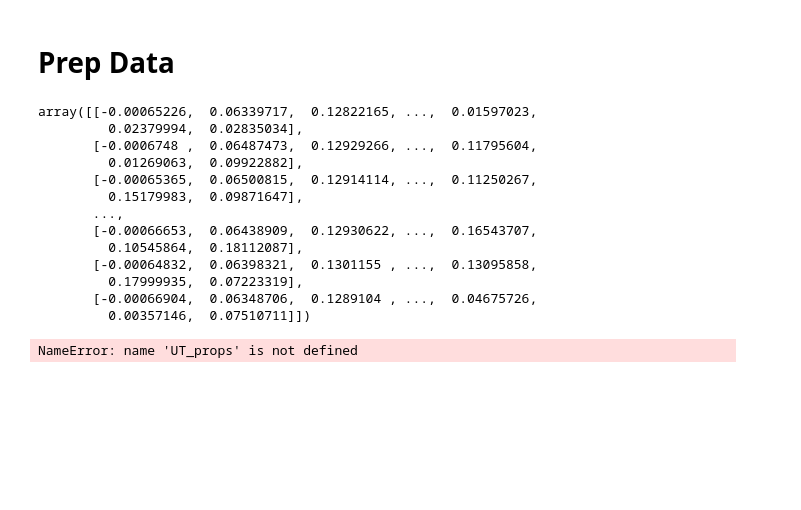
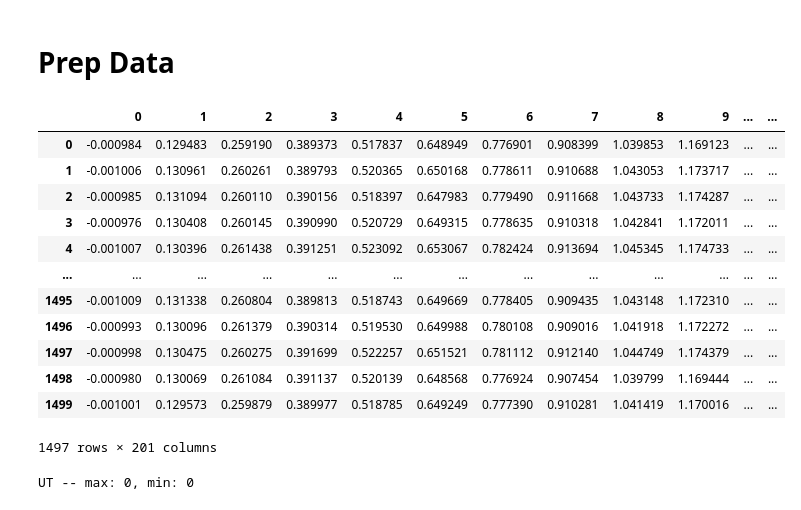
Before and after one commit to niccoforte/NF-PhD-gitRepo, a Jupyter notebook: code/InputsOutputs-AK.ipynb, the cells around one changed output. Cells and saved outputs as stored; diff of their text form; code cells hidden in the pictures; blank space fills up the shorter version.

```diff
--- a/code/InputsOutputs-AK.ipynb
+++ b/code/InputsOutputs-AK.ipynb
@@ -40,8 +40,7 @@ def load_AKdata(inputs, outputs, perIN, perOUT):
 
     perIN_df = pd.DataFrame(pd.read_csv(perIN, header=None, index_col=0).to_numpy().flatten())
     perOUT_df = pd.read_csv(perOUT, names=['e', 's'], index_col=0, delimiter=' ')
-    print(perIN_df.to_list())
-    IN_df = dIN_df + perIN_df.to_numpy()
+    IN_df = dIN_df + perIN_df.T.iloc[0].values
     OUT_df = dOUT_df + perOUT_df.s.to_numpy()
 
     return IN_df, OUT_df, perIN_df, perOUT_df, dIN_df, dOUT_df
@@ -134,33 +125,29 @@ if MODEL.lower() == "fracture" or MODEL.lower() == "both":
-# %%
-UT_dOUT
-# %% [output]
-array([[-0.00065226,  0.06339717,  0.12822165, ...,  0.01597023,
-         0.02379994,  0.02835034],
-       [-0.0006748 ,  0.06487473,  0.12929266, ...,  0.11795604,
-         0.01269063,  0.09922882],
-       [-0.00065365,  0.06500815,  0.12914114, ...,  0.11250267,
-         0.15179983,  0.09871647],
-       ...,
-       [-0.00066653,  0.06438909,  0.12930622, ...,  0.16543707,
-         0.10545864,  0.18112087],
-       [-0.00064832,  0.06398321,  0.1301155 , ...,  0.13095858,
-         0.17999935,  0.07223319],
-       [-0.00066904,  0.06348706,  0.1289104 , ...,  0.04675726,
-         0.00357146,  0.07510711]])
+# %%
+OUT_df
+# %% [output]
+|  | 0 | 1 | 2 | 3 | 4 | 5 | 6 | 7 | 8 | 9 | ... | ... |
+| 0 | -0.000984 | 0.129483 | 0.259190 | 0.389373 | 0.517837 | 0.648949 | 0.776901 | 0.908399 | 1.039853 | 1.169123 | ... | ... |
+| 1 | -0.001006 | 0.130961 | 0.260261 | 0.389793 | 0.520365 | 0.650168 | 0.778611 | 0.910688 | 1.043053 | 1.173717 | ... | ... |
+| 2 | -0.000985 | 0.131094 | 0.260110 | 0.390156 | 0.518397 | 0.647983 | 0.779490 | 0.911668 | 1.043733 | 1.174287 | ... | ... |
+| 3 | -0.000976 | 0.130408 | 0.260145 | 0.390990 | 0.520729 | 0.649315 | 0.778635 | 0.910318 | 1.042841 | 1.172011 | ... | ... |
+| 4 | -0.001007 | 0.130396 | 0.261438 | 0.391251 | 0.523092 | 0.653067 | 0.782424 | 0.913694 | 1.045345 | 1.174733 | ... | ... |
+| ... | ... | ... | ... | ... | ... | ... | ... | ... | ... | ... | ... | ... |
+| 1495 | -0.001009 | 0.131338 | 0.260804 | 0.389813 | 0.518743 | 0.649669 | 0.778405 | 0.909435 | 1.043148 | 1.172310 | ... | ... |
+| 1496 | -0.000993 | 0.130096 | 0.261379 | 0.390314 | 0.519530 | 0.649988 | 0.780108 | 0.909016 | 1.041918 | 1.172272 | ... | ... |
+| 1497 | -0.000998 | 0.130475 | 0.260275 | 0.391699 | 0.522257 | 0.651521 | 0.781112 | 0.912140 | 1.044749 | 1.174379 | ... | ... |
+| 1498 | -0.000980 | 0.130069 | 0.261084 | 0.391137 | 0.520139 | 0.648568 | 0.776924 | 0.907454 | 1.039799 | 1.169444 | ... | ... |
+| 1499 | -0.001001 | 0.129573 | 0.259879 | 0.389977 | 0.518785 | 0.649249 | 0.777390 | 0.910281 | 1.041419 | 1.170016 | ... | ... |
+1497 rows × 201 columns
 # %%
 def locSims(prop, OUT_df):
     max_idx, min_idx = prop.index(max(prop[1:])), prop.index(min(prop[1:]))
     nSim_max, nSim_min = OUT_df.iloc[max_idx].name, OUT_df.iloc[min_idx].name
     return nSim_max, nSim_min
 
-if MODEL.lower() == "ductile" or MODEL.lower() == "both":
-    UT_nSim_max, UT_nSim_min = locSims(UT_props[0], UT_OUT_df)
-    print(f"UT -- max: {UT_nSim_max}, min: {UT_nSim_min}")
-if MODEL.lower() == "fracture" or MODEL.lower() == "both":
-    FT_nSim_max, FT_nSim_min = locSims(FT_props[0], FT_OUT_df)
-    print(f"FT -- max: {FT_nSim_max}, min: {FT_nSim_min}")
+nSim_max, nSim_min = locSims(props[0], OUT_df)
+print(f"UT -- max: {nSim_max}, min: {nSim_min}")
 # %% [output]
-NameError: name 'UT_props' is not defined
+UT -- max: 0, min: 0
 # %%
 def plot_frequency(raw_data, data, test):
     raw_data = np.array(data)
```
Also changed, not shown: parts of 7 cells of this notebook, 3 other files.
